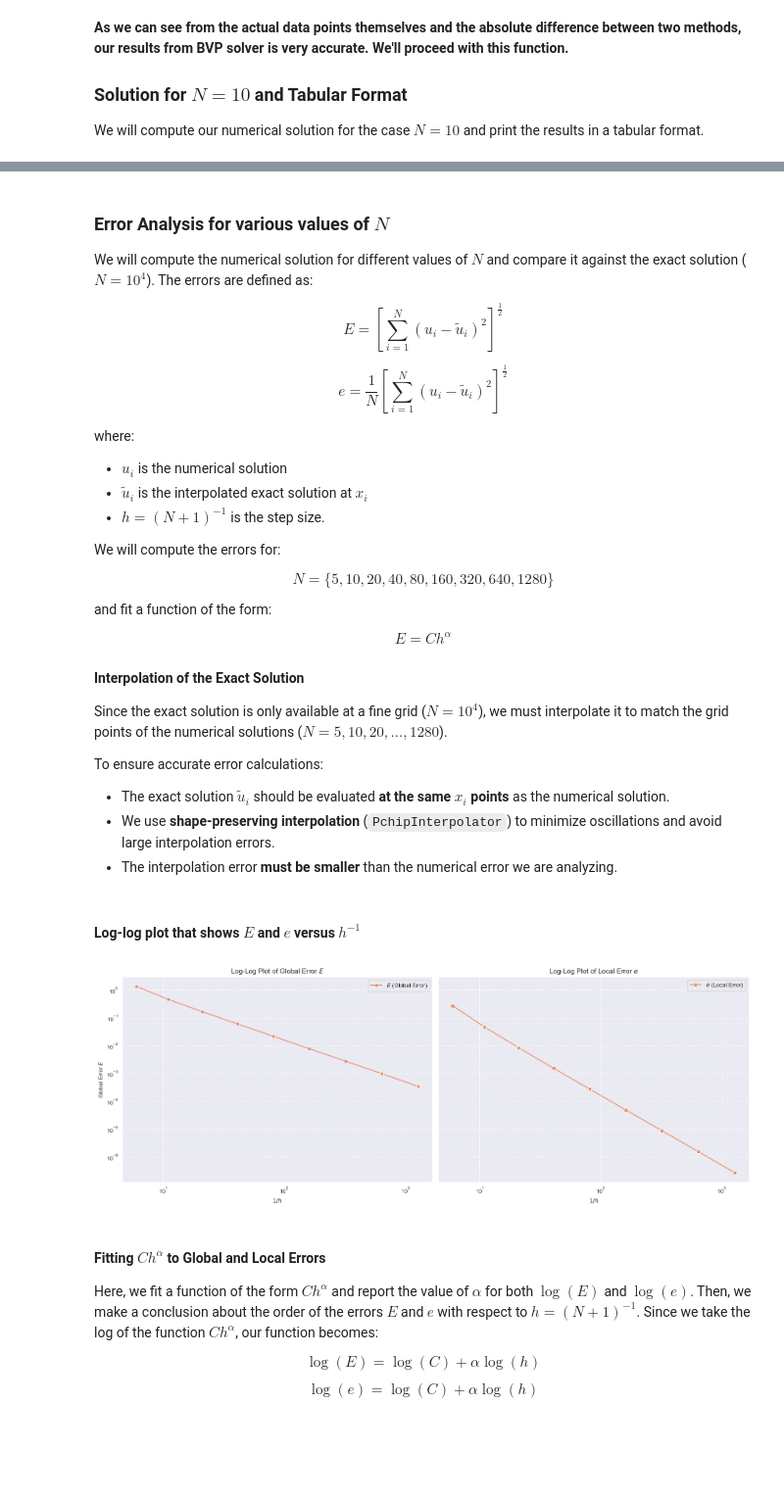
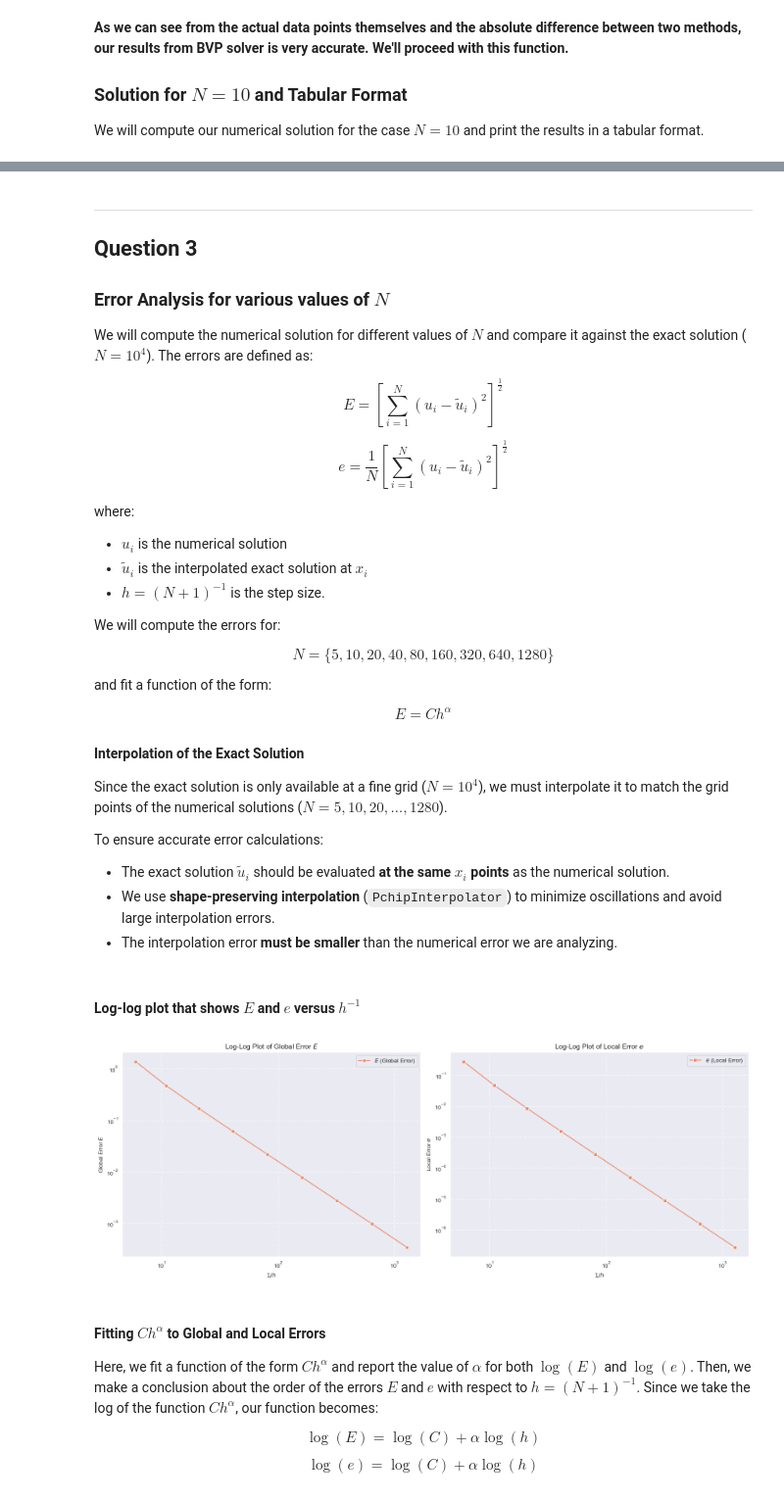
Before and after one commit to mintChocolate717/intro_CFD, a Jupyter notebook: hw4/hw4.ipynb, the cells around one changed output, grey strips where cells are left out. Shown at 98% size. Drawn from its saved outputs; the diff is of its cells as text; code cells hidden in the pictures; blank space fills up the shorter version.

Commit message:
added more work, answering all the questions including the bonus question, Q6

```diff
--- a/hw4/hw4.ipynb
+++ b/hw4/hw4.ipynb
@@ -206,10 +206,14 @@ plt.show()
 ### Solution for $ N = 10 $ and Tabular Format
 We will compute our numerical solution for the case $N = 10$ and print the results in a tabular format.
 # %%
+N = 10
 # obtain numerical solution for N = 10
-numeric_x_N10, numeric_u_N10 = solve_bvp(ode_eq1, x_span, u_i=u0, u_f=u1, N=10)
+numeric_x_N10, numeric_u_N10 = solve_bvp(ode_eq1, x_span, u_i=u0, u_f=u1, N=N)
 # make a pandas Dataframe for tabular format
-df_N10  = pd.DataFrame(data={'$x_i$':numeric_x_N10, '$u_i$': numeric_u_N10})
+df_N10  = pd.DataFrame(data={
+    'x_i':numeric_x_N10,
+    'u_i': numeric_u_N10
+    }, index=pd.Index(range(N+2), name='N'))
 # Display DataFrame with LaTeX
-display(Markdown(df_N10.to_markdown()))
+display(HTML(df_N10.to_html()))
 # %% [output]
@@ -230,4 +234,6 @@ display(Markdown(df_N10.to_markdown()))
 # %% [markdown]
+---
+## Question 3
 ### Error Analysis for various values of $N$
 
 We will compute the numerical solution for different values of $N$ and compare it against the exact solution ($N=10^4$). The errors are defined as:
@@ -298,35 +304,35 @@ def compute_errors(N, exact: np.array, numerical: np.array) -> float:
     # compute global error, this is essentially L2 norm, which we can use numpy's vectorized function.
     global_error = np.linalg.norm(exact - numerical)
     # compute the local error, scaling by N
     local_error = global_error / float(N)
 
     return global_error, local_error
 
 # compute errors for varying steps
 global_errors = [compute_errors(steps[i], interpolated_exact_Us[i], numeric_Us[i])[0] for i in range(len(numeric_Us))] # global errors
 local_errors = [compute_errors(steps[i], interpolated_exact_Us[i], numeric_Us[i])[1] for i in range(len(numeric_Us))] # local errors
 
 # create a plot for E and e
-fig, axes = plt.subplots(figsize=(16, 6), nrows=1, ncols=2, sharex=True, sharey=True) # creare a subplot
+fig, axes = plt.subplots(figsize=(16, 6), nrows=1, ncols=2, sharex=True, sharey=False) # creare a subplot
 sns.lineplot(x = 1 / step_sizes, y=global_errors, label=r"$E$ (Global Error)",marker='o', ax=axes[0])
 # plot local error
 sns.lineplot(x = 1 / step_sizes, y=local_errors, label=r"$e$ (Local Error)",marker='s', ax=axes[1])
 
 # configurations
 y_labels = ["Global Error $E$", "Local Error $e$"]
 titles = ["Log-Log Plot of Global Error $E$", "Log-Log Plot of Local Error $e$"]
 # apply all the configs
 for i in range(2):
     axes[i].set_xscale("log"), axes[i].set_yscale("log") # set log-log scales
     axes[i].set_xlabel(r"$1/h$"), axes[i].set_ylabel(y_labels[i]) # set x and y labels
     axes[i].set_title(titles[i]) # set the tile
     axes[i].legend() # show the legend
     axes[i].grid(True, linestyle="dashdot", alpha=1.0)
 
 plt.tight_layout()
 plt.show()
 # %% [output]
-[figure, old version]
+[figure, new version]
 # %% [markdown]
 #### Fitting $Ch^\alpha$ to Global and Local Errors
 Here, we fit a function of the form $Ch^\alpha$ and report the value of $\alpha$ for both $\log(E)$ and $\log(e)$.
```
Also changed, not shown: parts of 21 cells of this notebook.
